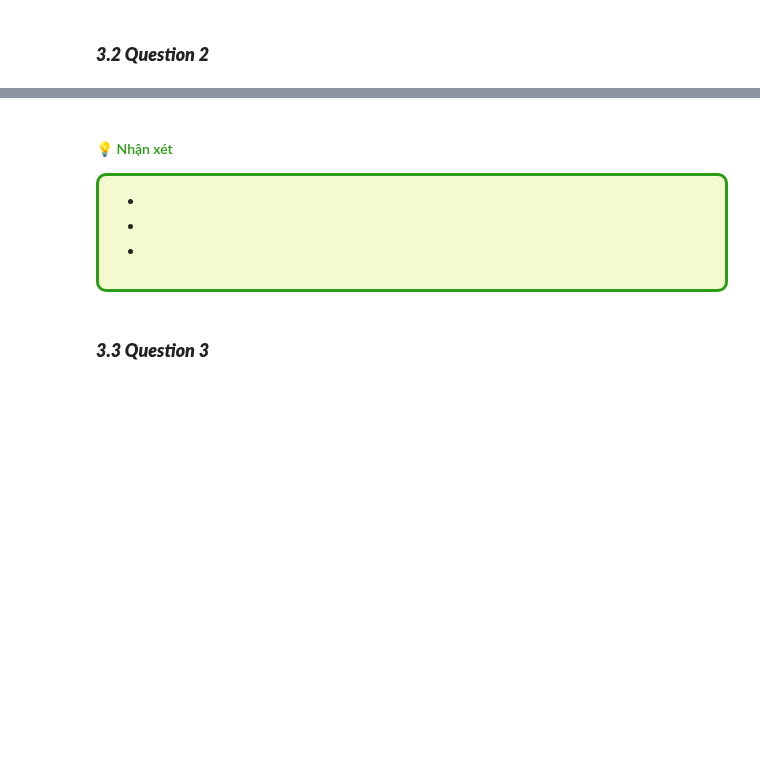
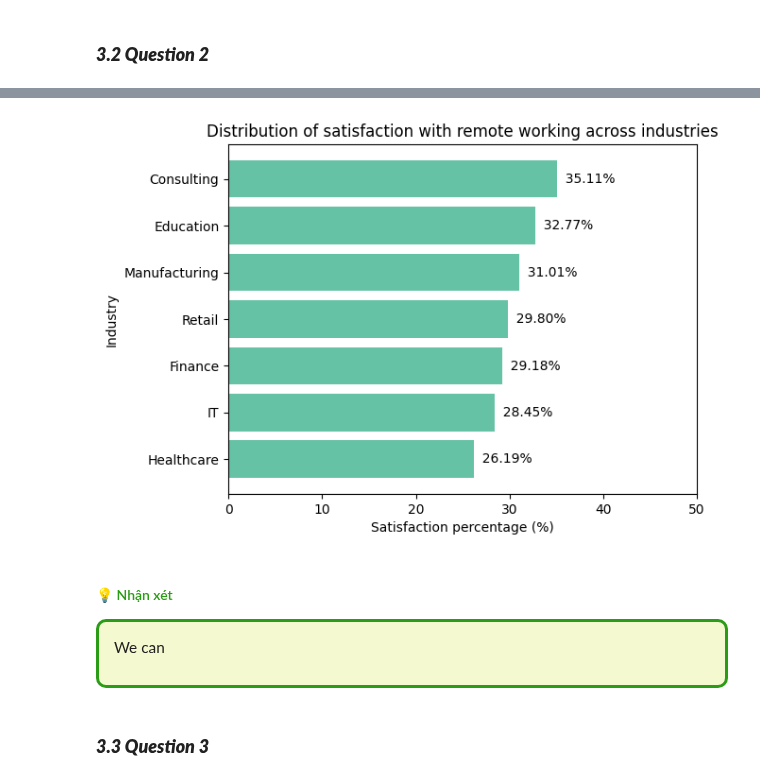
Before and after one commit to pigpig1524/HCMUS-P4DS-Lotus-Final, a Jupyter notebook: main_process.ipynb, the cells around one changed output, grey strips where cells are left out. Drawn from its saved outputs; the diff is of its cells as text; code cells hidden in the pictures; blank space fills up the shorter version.

```diff
--- a/main_process.ipynb
+++ b/main_process.ipynb
@@ -496,11 +498,32 @@ Empty value: 0
+# %%
+# Retreive the subsets
+remote_workers = df.loc[df.Work_Location == 'Remote', :]
+satisfaction = remote_workers.loc[:, ['Industry', 'Satisfaction_with_Remote_Work']]
+satisfied_remote_workers = satisfaction[satisfaction['Satisfaction_with_Remote_Work'] == 'Satisfied']
+# %%
+# Calculate the percentage
+ans = satisfied_remote_workers.groupby('Industry').count() / satisfaction.groupby('Industry').count()  * 100
+
+# Sort values and normalize structure
+ans = ans.sort_values(by=ans.columns[0], ascending=True)[ans.columns[0]]
+# %%
+# ans = ans[ans.columns[0]]
+
+disp_plot = plt.barh(ans.index, ans.values)
+plt.bar_label(disp_plot, fmt= lambda x: f'  {x:.2f}%')
+plt.title('Distribution of satisfaction with remote working across industries')
+plt.xlabel('Satisfaction percentage (%)')
+plt.ylabel('Industry')
+plt.xlim((0, 50))
+plt.show()
+# %% [output]
+[figure, added]
 # %% [markdown]
 #### <span style='color:#2B9C15 '>💡 Nhận xét </span>
 
 <div style="border-radius:10px;border:#2B9C15  solid;padding: 15px;background-color:#F5F9D0;font-size:110%;text-align:left">
 
--
--
--
+We can
 # %% [markdown]
 ###  ***3.3 Question 3***
 # %% [markdown]
```
Also changed, not shown: parts of 19 cells of this notebook.
